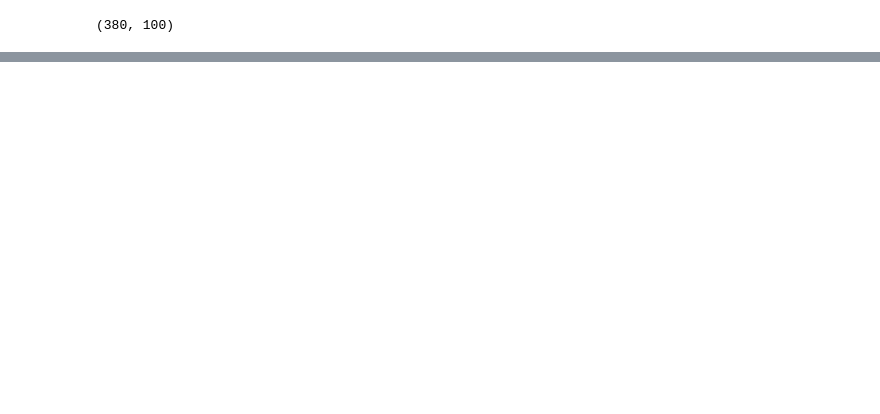
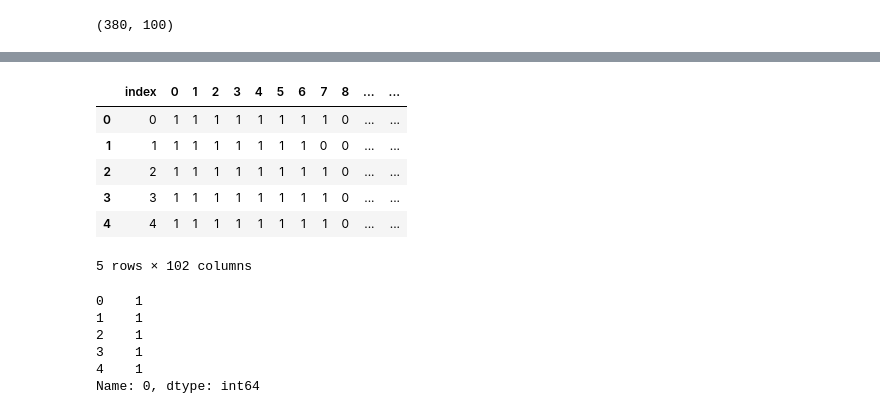
Before and after one commit to naiieandrade/tcc-studies, a Jupyter notebook: dirichlet-distribution.ipynb, the cells around one changed output, grey strips where cells are left out. Drawn from its saved outputs; the diff is of its cells as text; code cells hidden in the pictures; blank space fills up the shorter version.

```diff
--- a/dirichlet-distribution.ipynb
+++ b/dirichlet-distribution.ipynb
@@ -368,0 +455,2 @@ plt.scatter(*pca.T, c=color_votes, edgecolor='', alpha=0.5)
+# %%
+df = df.reset_index()
@@ -368,0 +461,13 @@ plt.scatter(*pca.T, c=color_votes, edgecolor='', alpha=0.5)
+# %%
+d = {False:0,True:1}
+df = df.replace(d)
+# %%
+df.head()
+# %% [output]
+|  | index | 0 | 1 | 2 | 3 | 4 | 5 | 6 | 7 | 8 | ... | ... |
+| 0 | 0 | 1 | 1 | 1 | 1 | 1 | 1 | 1 | 1 | 0 | ... | ... |
+| 1 | 1 | 1 | 1 | 1 | 1 | 1 | 1 | 1 | 0 | 0 | ... | ... |
+| 2 | 2 | 1 | 1 | 1 | 1 | 1 | 1 | 1 | 1 | 0 | ... | ... |
+| 3 | 3 | 1 | 1 | 1 | 1 | 1 | 1 | 1 | 1 | 0 | ... | ... |
+| 4 | 4 | 1 | 1 | 1 | 1 | 1 | 1 | 1 | 1 | 0 | ... | ... |
+5 rows × 102 columns
@@ -368,0 +480,9 @@ plt.scatter(*pca.T, c=color_votes, edgecolor='', alpha=0.5)
+# %%
+df[0].head()
+# %% [output]
+0    1
+1    1
+2    1
+3    1
+4    1
+Name: 0, dtype: int64
```
Also changed, not shown: parts of 78 cells of this notebook.
